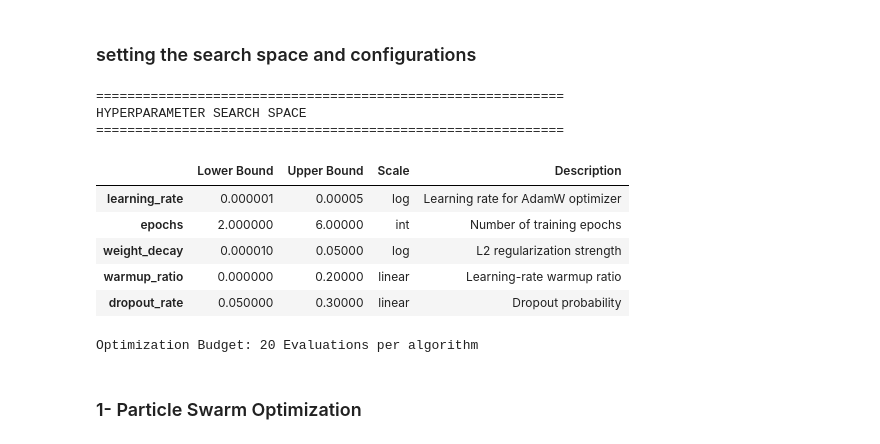
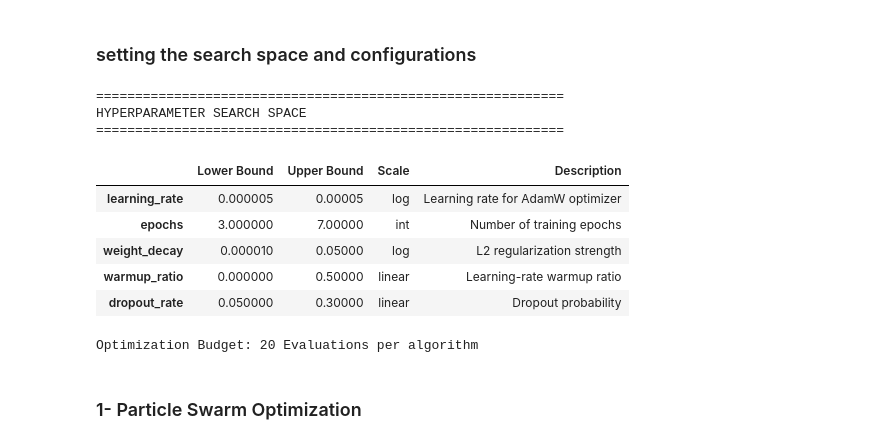
Before and after one commit to arshiasamimi/BERToptimization, a Jupyter notebook: BERToptimization.ipynb, the cells around one changed output. Cells and saved outputs as stored; diff of their text form; code cells hidden in the pictures.

```diff
--- a/BERToptimization.ipynb
+++ b/BERToptimization.ipynb
@@ -821,14 +847,14 @@ print("=" * 60)
 # Search Space Definition
 search_space = {
     "learning_rate": {
-        "low": 1e-6,
+        "low": 5e-6,
         "high": 5e-5,
         "scale": "log",
         "description": "Learning rate for AdamW optimizer"
     },
     "epochs": {
-        "low": 2,
-        "high": 6,
+        "low": 3,
+        "high": 7,
         "scale": "int",
         "description": "Number of training epochs"
     },
@@ -840,43 +866,43 @@ search_space = {
     },
     "warmup_ratio": {
         "low": 0.0,
-        "high": 0.2,
+        "high": 0.5,
         "scale": "linear",
         "description": "Learning-rate warmup ratio"
     },
     "dropout_rate": {
         "low": 0.05,
         "high": 0.30,
         "scale": "linear",
         "description": "Dropout probability"
     }
 }
 
 # Display Search Space
 search_space_df = pd.DataFrame({
     "Lower Bound": [v["low"] for v in search_space.values()],
     "Upper Bound": [v["high"] for v in search_space.values()],
     "Scale": [v["scale"] for v in search_space.values()],
     "Description": [v["description"] for v in search_space.values()]
 }, index=search_space.keys())
 
 display(search_space_df)
 
 # --------------------------------------------------------
 # Optimization Budget
 # --------------------------------------------------------
 N_EVALUATIONS = 20
 
 print(f"\nOptimization Budget: {N_EVALUATIONS} Evaluations per algorithm")
 # %% [output]
 ============================================================
 HYPERPARAMETER SEARCH SPACE
 ============================================================
 |  | Lower Bound | Upper Bound | Scale | Description |
-| learning_rate | 0.000001 | 0.00005 | log | Learning rate for AdamW optimizer |
-| epochs | 2.000000 | 6.00000 | int | Number of training epochs |
+| learning_rate | 0.000005 | 0.00005 | log | Learning rate for AdamW optimizer |
+| epochs | 3.000000 | 7.00000 | int | Number of training epochs |
 | weight_decay | 0.000010 | 0.05000 | log | L2 regularization strength |
-| warmup_ratio | 0.000000 | 0.20000 | linear | Learning-rate warmup ratio |
+| warmup_ratio | 0.000000 | 0.50000 | linear | Learning-rate warmup ratio |
 | dropout_rate | 0.050000 | 0.30000 | linear | Dropout probability |
 Optimization Budget: 20 Evaluations per algorithm
 # %%
```
Also changed, not shown: parts of 24 cells of this notebook.
